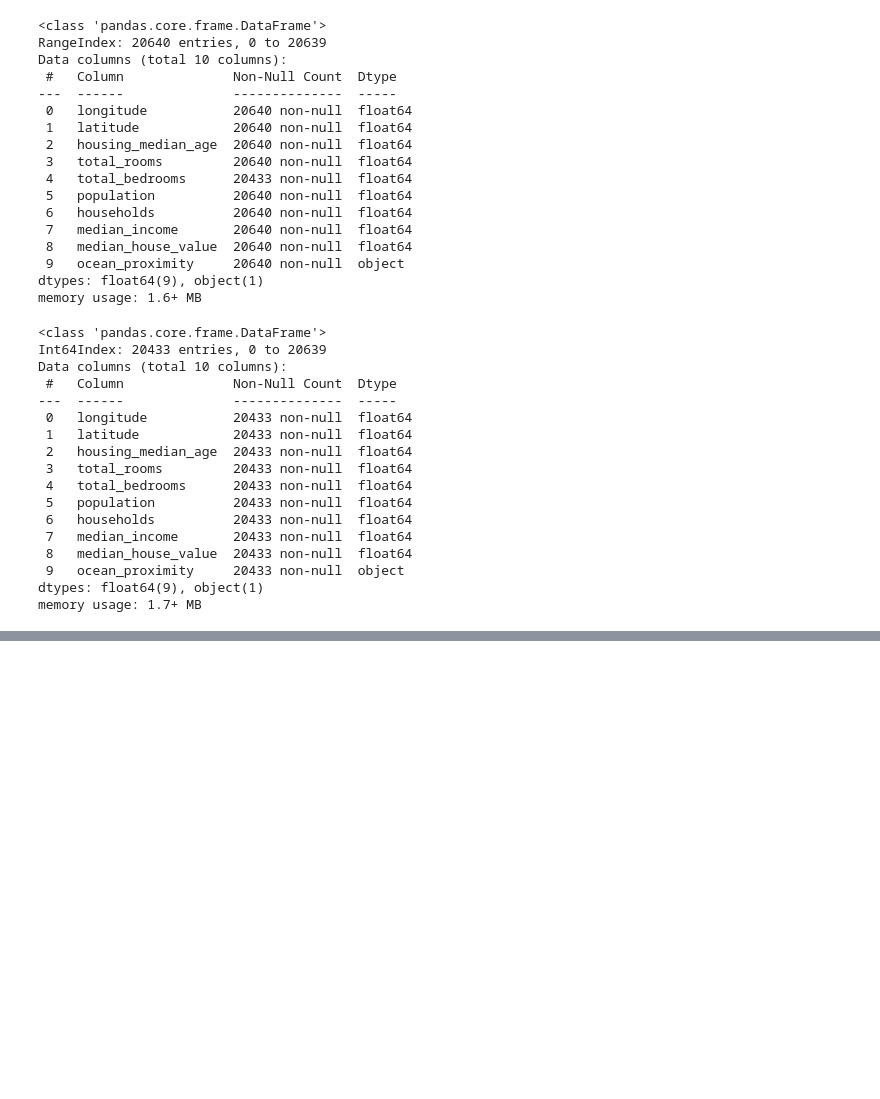
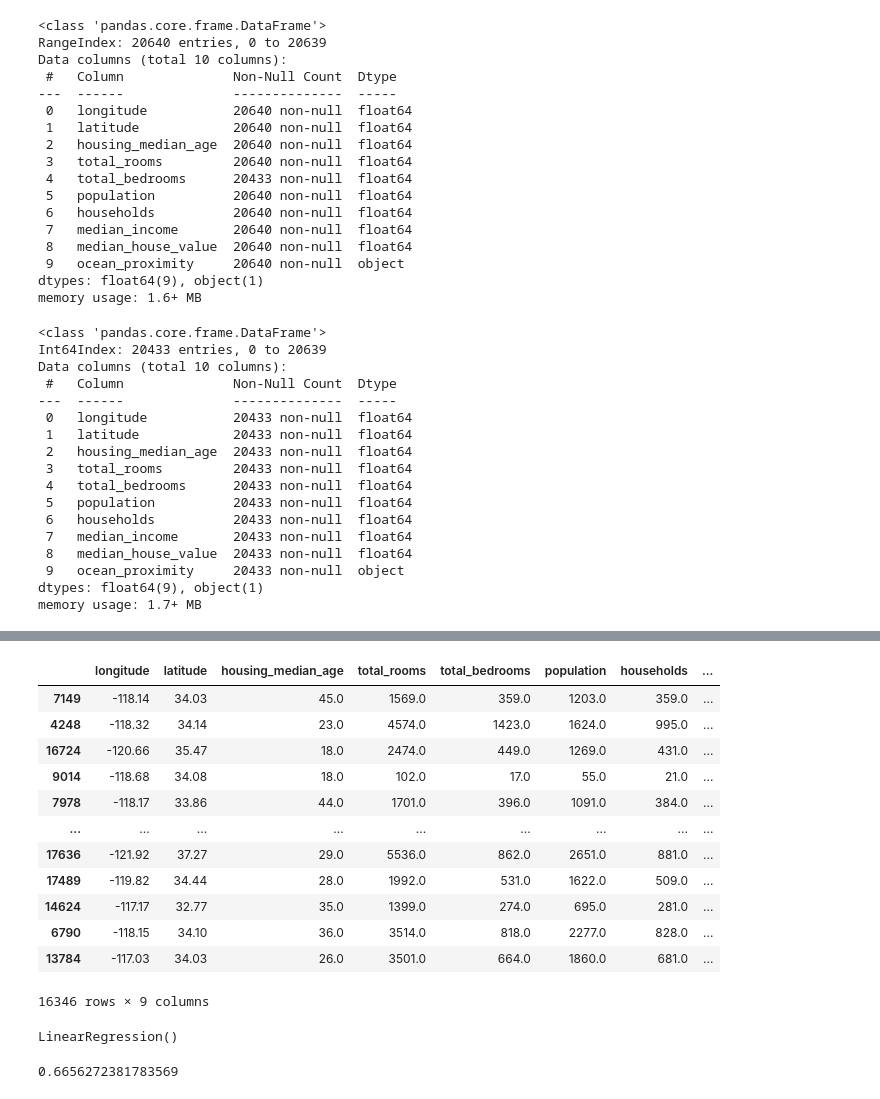
Before and after one commit to kagozi/Kaggle_housePrices, a Jupyter notebook: housingPrices.ipynb, the cells around one changed output, grey strips where cells are left out. Drawn from its saved outputs; the diff is of its cells as text; code cells hidden in the pictures; blank space fills up the shorter version.

```diff
--- a/housingPrices.ipynb
+++ b/housingPrices.ipynb
@@ -206,0 +210,16 @@ test_data
+# %%
+X_train
+# %% [output]
+|  | longitude | latitude | housing_median_age | total_rooms | total_bedrooms | population | households | ... |
+| 7149 | -118.14 | 34.03 | 45.0 | 1569.0 | 359.0 | 1203.0 | 359.0 | ... |
+| 4248 | -118.32 | 34.14 | 23.0 | 4574.0 | 1423.0 | 1624.0 | 995.0 | ... |
+| 16724 | -120.66 | 35.47 | 18.0 | 2474.0 | 449.0 | 1269.0 | 431.0 | ... |
+| 9014 | -118.68 | 34.08 | 18.0 | 102.0 | 17.0 | 55.0 | 21.0 | ... |
+| 7978 | -118.17 | 33.86 | 44.0 | 1701.0 | 396.0 | 1091.0 | 384.0 | ... |
+| ... | ... | ... | ... | ... | ... | ... | ... | ... |
+| 17636 | -121.92 | 37.27 | 29.0 | 5536.0 | 862.0 | 2651.0 | 881.0 | ... |
+| 17489 | -119.82 | 34.44 | 28.0 | 1992.0 | 531.0 | 1622.0 | 509.0 | ... |
+| 14624 | -117.17 | 32.77 | 35.0 | 1399.0 | 274.0 | 695.0 | 281.0 | ... |
+| 6790 | -118.15 | 34.10 | 36.0 | 3514.0 | 818.0 | 2277.0 | 828.0 | ... |
+| 13784 | -117.03 | 34.03 | 26.0 | 3501.0 | 664.0 | 1860.0 | 681.0 | ... |
+16346 rows × 9 columns
@@ -206,0 +229,5 @@ test_data
+# %%
+reg = LinearRegression()
+reg.fit(X_train, y_train)
+# %% [output]
+LinearRegression()
@@ -206,0 +236,4 @@ test_data
+# %%
+reg.score(X_test, y_test)
+# %% [output]
+0.6656272381783569
```
Also changed, not shown: parts of 17 cells of this notebook.
